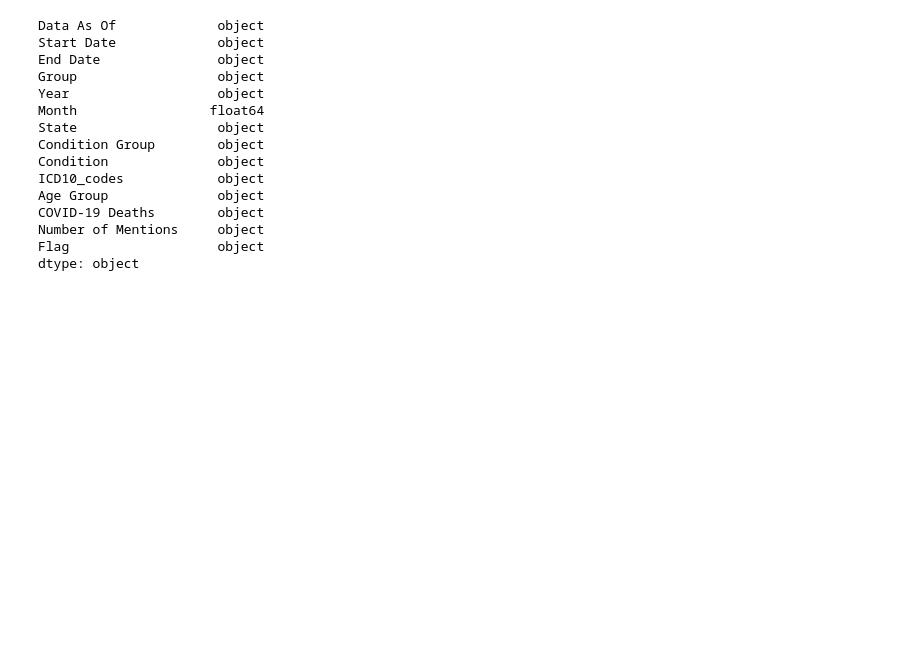
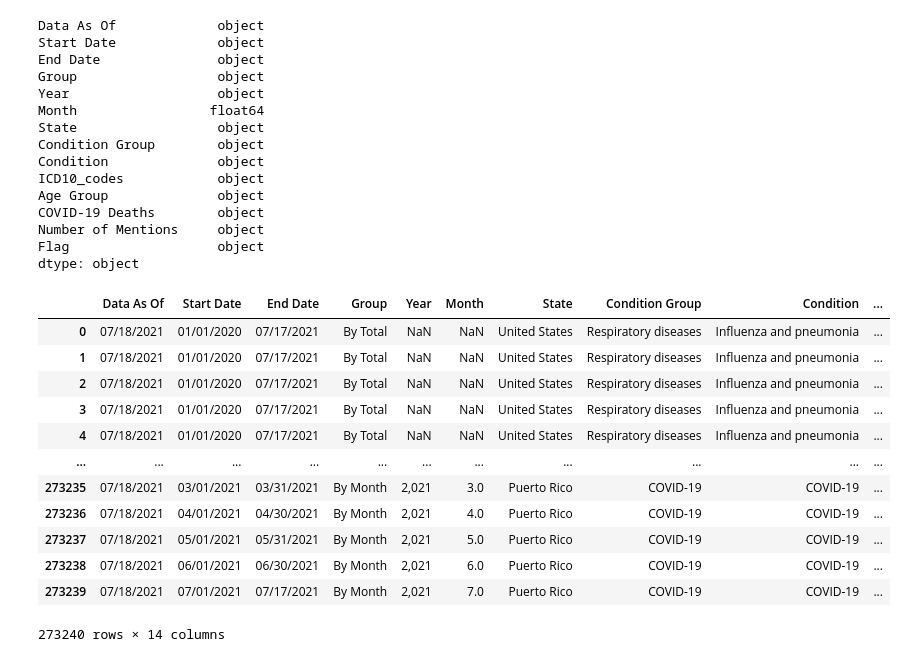
Before and after one commit to JScottLopez/github-ds, a Jupyter notebook: TIM_6500_JSLopez.ipynb, the cells around one changed output. Saved outputs shown, nothing was run; the diff lists cells and outputs as text; code cells hidden in the pictures; blank space fills up the shorter version.

```diff
--- a/TIM_6500_JSLopez.ipynb
+++ b/TIM_6500_JSLopez.ipynb
@@ -49,3 +49,21 @@ COVID-19 Deaths        object
 Number of Mentions     object
 Flag                   object
 dtype: object
+# %%
+#rename columns for later use
+df.rename(columns={'Age Group': 'AgeGroup', 'COVID-19 Deaths': 'CV19_Deaths'}, inplace=True)
+display(df)
+# %% [output]
+|  | Data As Of | Start Date | End Date | Group | Year | Month | State | Condition Group | Condition | ... |
+| 0 | 07/18/2021 | 01/01/2020 | 07/17/2021 | By Total | NaN | NaN | United States | Respiratory diseases | Influenza and pneumonia | ... |
+| 1 | 07/18/2021 | 01/01/2020 | 07/17/2021 | By Total | NaN | NaN | United States | Respiratory diseases | Influenza and pneumonia | ... |
+| 2 | 07/18/2021 | 01/01/2020 | 07/17/2021 | By Total | NaN | NaN | United States | Respiratory diseases | Influenza and pneumonia | ... |
+| 3 | 07/18/2021 | 01/01/2020 | 07/17/2021 | By Total | NaN | NaN | United States | Respiratory diseases | Influenza and pneumonia | ... |
+| 4 | 07/18/2021 | 01/01/2020 | 07/17/2021 | By Total | NaN | NaN | United States | Respiratory diseases | Influenza and pneumonia | ... |
+| ... | ... | ... | ... | ... | ... | ... | ... | ... | ... | ... |
+| 273235 | 07/18/2021 | 03/01/2021 | 03/31/2021 | By Month | 2,021 | 3.0 | Puerto Rico | COVID-19 | COVID-19 | ... |
+| 273236 | 07/18/2021 | 04/01/2021 | 04/30/2021 | By Month | 2,021 | 4.0 | Puerto Rico | COVID-19 | COVID-19 | ... |
+| 273237 | 07/18/2021 | 05/01/2021 | 05/31/2021 | By Month | 2,021 | 5.0 | Puerto Rico | COVID-19 | COVID-19 | ... |
+| 273238 | 07/18/2021 | 06/01/2021 | 06/30/2021 | By Month | 2,021 | 6.0 | Puerto Rico | COVID-19 | COVID-19 | ... |
+| 273239 | 07/18/2021 | 07/01/2021 | 07/17/2021 | By Month | 2,021 | 7.0 | Puerto Rico | COVID-19 | COVID-19 | ... |
+273240 rows × 14 columns
```
Also changed, not shown: parts of 13 cells of this notebook.
